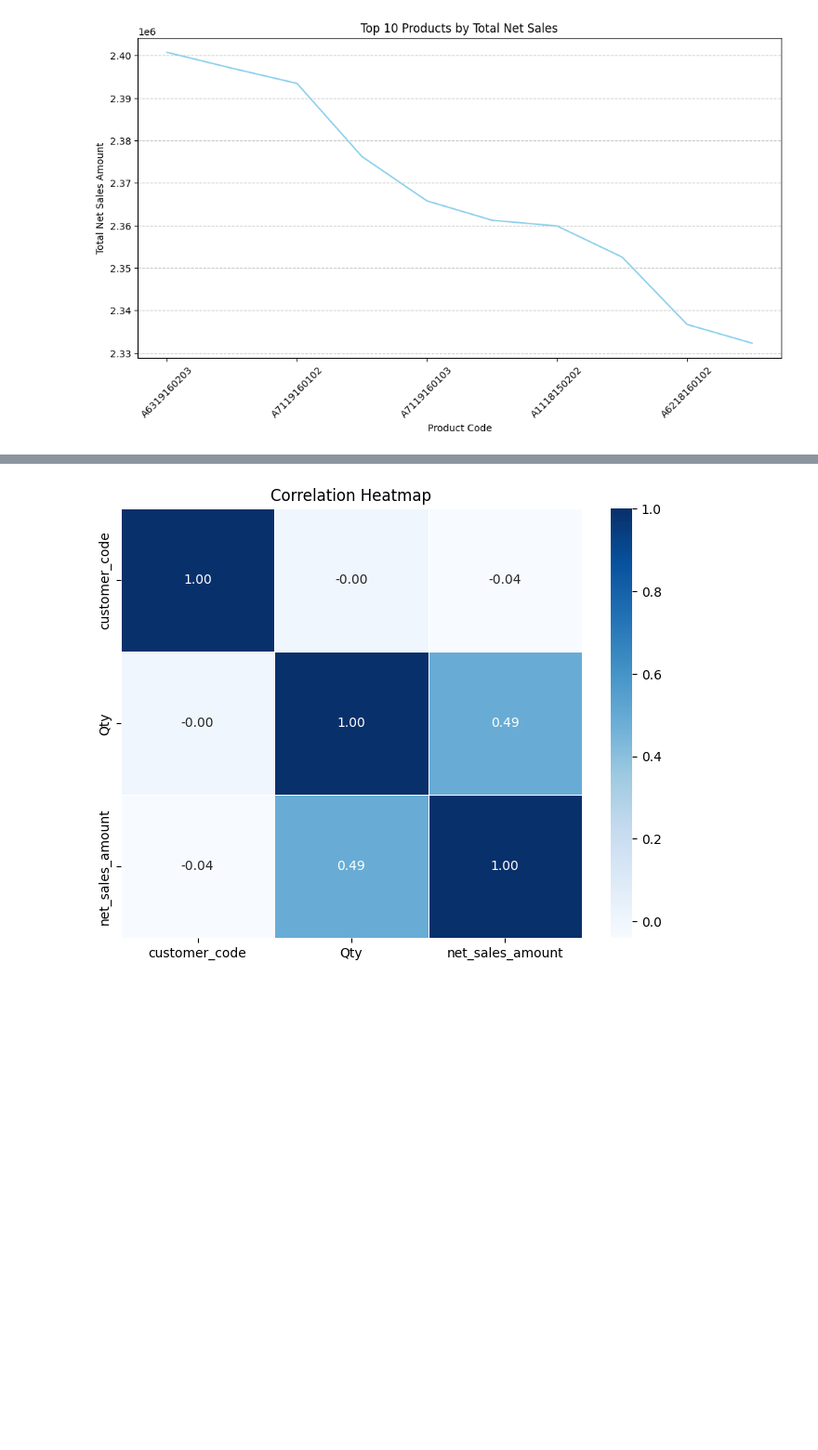
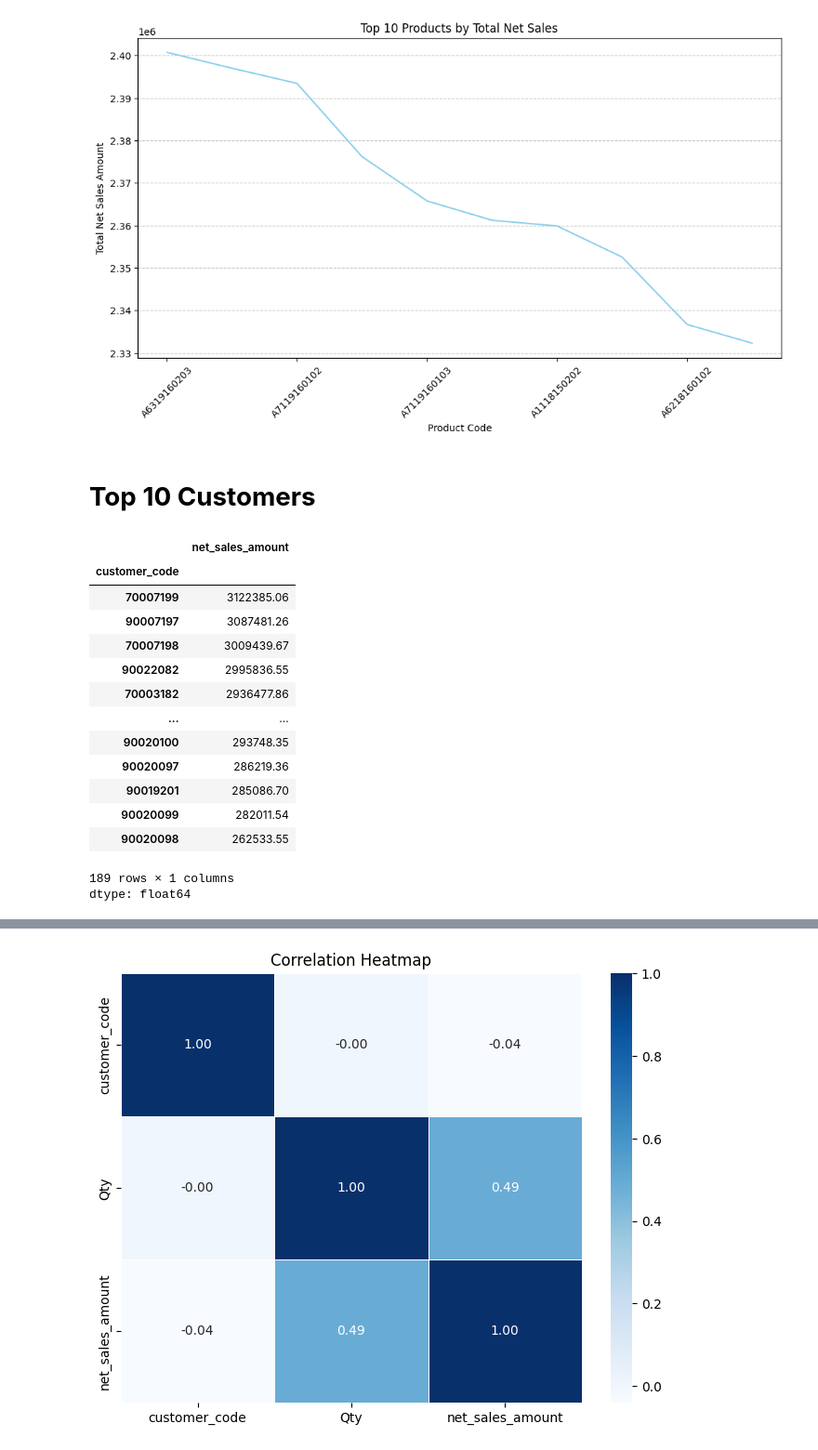
Before and after one commit to sriganesh05/Sri, a Jupyter notebook: HHH_electronics.ipynb, the cells around one changed output, grey strips where cells are left out. Shown at 93% size. Saved outputs shown, nothing was run; the diff lists cells and outputs as text; code cells hidden in the pictures; blank space fills up the shorter version.

```diff
--- a/HHH_electronics.ipynb
+++ b/HHH_electronics.ipynb
@@ -744,3 +750,24 @@ plt.grid(axis='y', linestyle='--', alpha=0.7)
 plt.show()
 # %% [output]
 [figure]
+# %% [markdown]
+# **Top 10 Customers**
+# %%
+top_customers = df_sales_monthly_cleaned.groupby('customer_code')['net_sales_amount'].sum().sort_values(ascending=False)
+top_customers
+# %% [output]
+|  | net_sales_amount |
+| customer_code |  |
+| 70007199 | 3122385.06 |
+| 90007197 | 3087481.26 |
+| 70007198 | 3009439.67 |
+| 90022082 | 2995836.55 |
+| 70003182 | 2936477.86 |
+| ... | ... |
+| 90020100 | 293748.35 |
+| 90020097 | 286219.36 |
+| 90019201 | 285086.70 |
+| 90020099 | 282011.54 |
+| 90020098 | 262533.55 |
+189 rows × 1 columns
+dtype: float64
```
Also changed, not shown: parts of 11 cells of this notebook.
